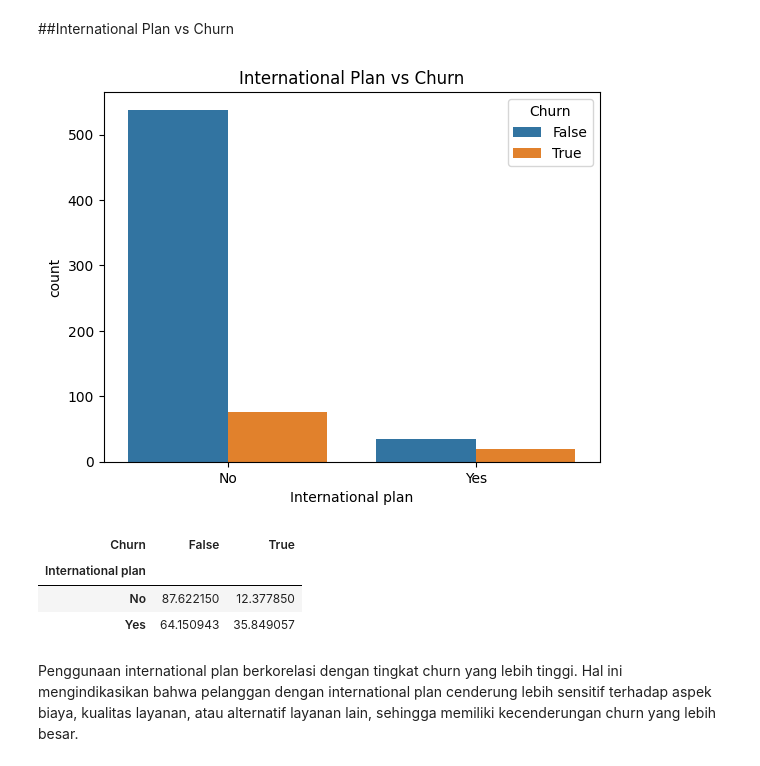
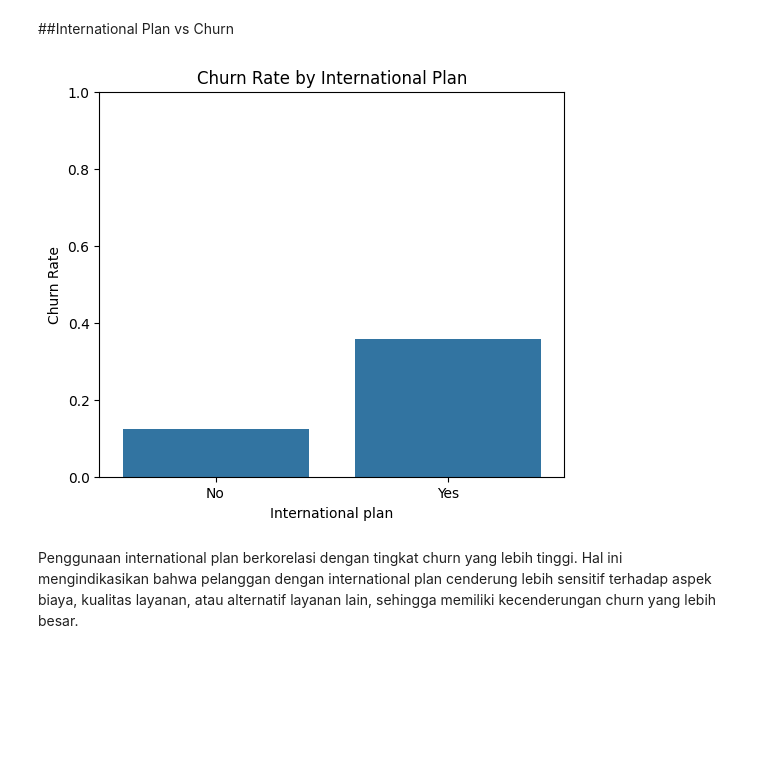
Before and after one commit to mafudsetiono/Churn-Analysis, a Jupyter notebook: Churn_Classification.ipynb, the cells around one changed output. Drawn from its saved outputs; the diff is of its cells as text; code cells hidden in the pictures; blank space fills up the shorter version.

```diff
--- a/Churn_Classification.ipynb
+++ b/Churn_Classification.ipynb
@@ -187,16 +207,22 @@ plt.show()
 Pelanggan yang churn cenderung memiliki total penggunaan layanan di siang hari yang lebih tinggi dibandingkan pelanggan yang tidak churn. Hal ini mengindikasikan bahwa tingkat penggunaan yang tinggi, yang berpotensi berkaitan dengan biaya, dapat menjadi salah satu faktor yang berasosiasi dengan churn.
 # %% [markdown]
 ##International Plan vs Churn
-# %%
-sns.countplot(x='International plan', hue='Churn', data=df)
-plt.title("International Plan vs Churn")
-plt.show()
-# %% [output]
-[figure, removed]
-# %%
-pd.crosstab(df['International plan'], df['Churn'], normalize='index') * 100
-# %% [output]
-| Churn | False | True |
-| International plan |  |  |
-| No | 87.622150 | 12.377850 |
-| Yes | 64.150943 | 35.849057 |
+# %%
+# Hitung churn rate per international plan
+churn_rate = (
+    df.groupby("International plan")["Churn"]
+    .mean()
+    .reset_index()
+)
+
+plt.figure(figsize=(6,5))
+sns.barplot(data=churn_rate,
+            x="International plan",
+            y="Churn")
+
+plt.title("Churn Rate by International Plan")
+plt.ylabel("Churn Rate")
+plt.ylim(0, 1)
+plt.show()
+# %% [output]
+[figure, added]
```
Also changed, not shown: parts of 21 cells of this notebook.
